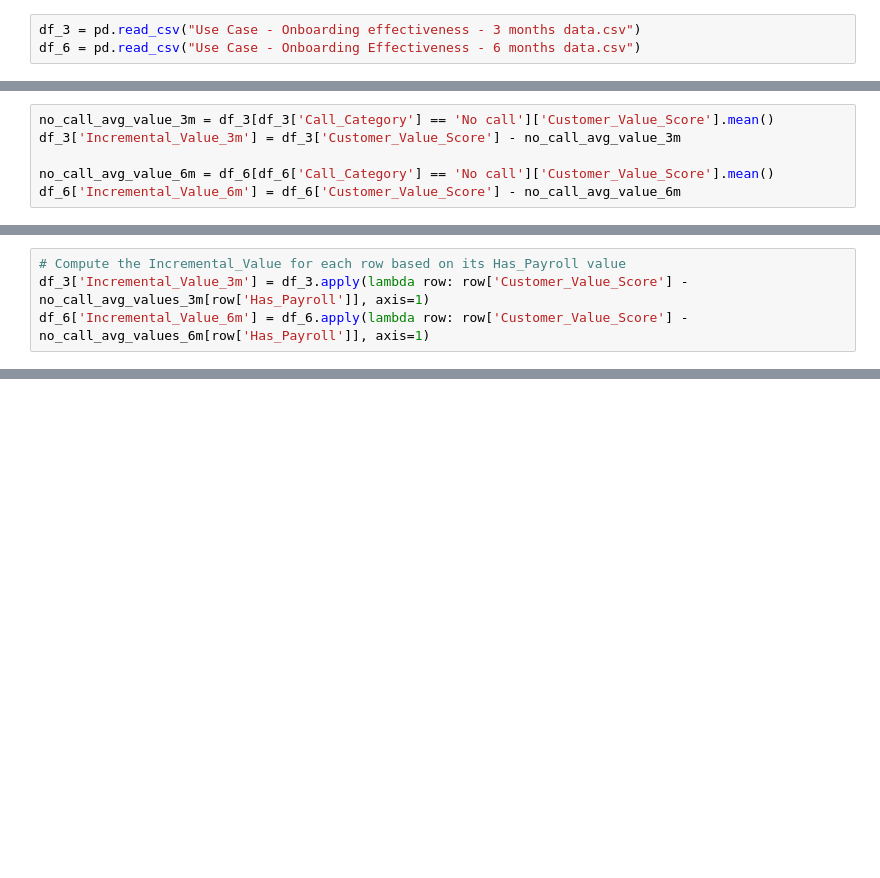
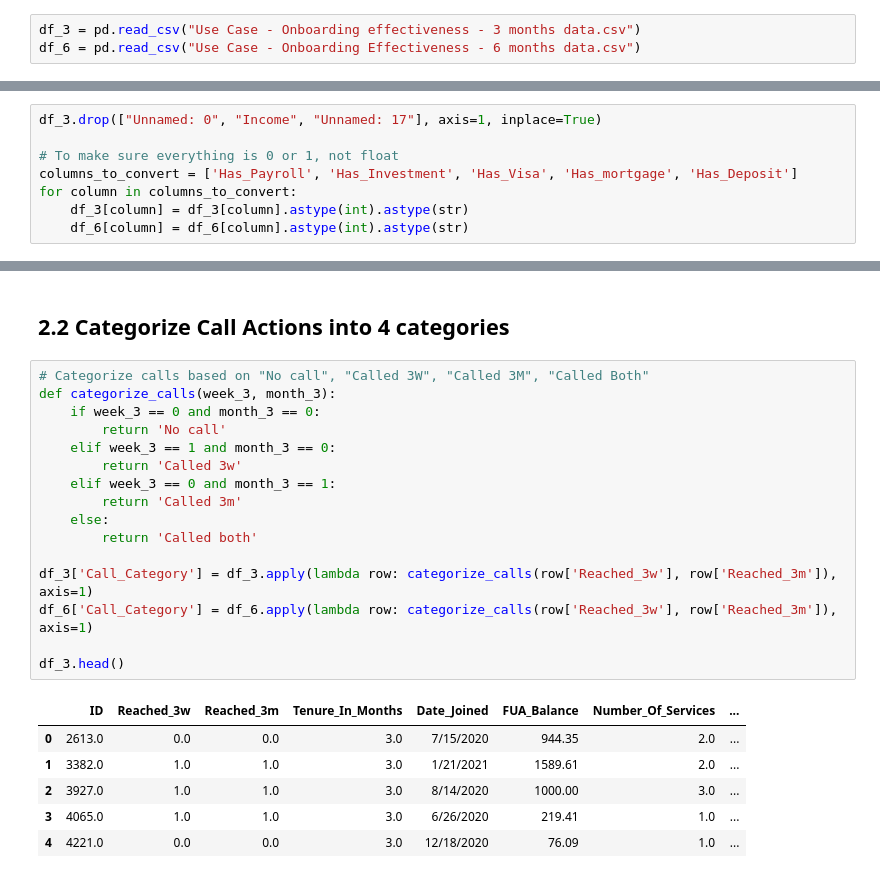
Before and after one commit to Au-Jonathan/CMPT889_A1, a Jupyter notebook: CMPT_889_Assignment_1.ipynb, the cells around one changed output, grey strips where cells are left out. Drawn from its saved outputs; the diff is of its cells as text; blank space fills up the shorter version.

```diff
--- a/CMPT_889_Assignment_1.ipynb
+++ b/CMPT_889_Assignment_1.ipynb
@@ -99,6 +10,0 @@ Name: Customer_Value_Score, Length: 7014, dtype: float64
-# %%
-no_call_avg_value_3m = df_3[df_3['Call_Category'] == 'No call']['Customer_Value_Score'].mean()
-df_3['Incremental_Value_3m'] = df_3['Customer_Value_Score'] - no_call_avg_value_3m
-
-no_call_avg_value_6m = df_6[df_6['Call_Category'] == 'No call']['Customer_Value_Score'].mean()
-df_6['Incremental_Value_6m'] = df_6['Customer_Value_Score'] - no_call_avg_value_6m
@@ -154,4 +10,0 @@ no_call_avg_values_3m, no_call_avg_values_6m
-# %%
-# Compute the Incremental_Value for each row based on its Has_Payroll value
-df_3['Incremental_Value_3m'] = df_3.apply(lambda row: row['Customer_Value_Score'] - no_call_avg_values_3m[row['Has_Payroll']], axis=1)
-df_6['Incremental_Value_6m'] = df_6.apply(lambda row: row['Customer_Value_Score'] - no_call_avg_values_6m[row['Has_Payroll']], axis=1)
@@ -294,0 +51,8 @@ The `ci` parameter is deprecated. Use `errorbar=None` for the same effect.
+# %%
+df_3.drop(["Unnamed: 0", "Income", "Unnamed: 17"], axis=1, inplace=True)
+
+# To make sure everything is 0 or 1, not float
+columns_to_convert = ['Has_Payroll', 'Has_Investment', 'Has_Visa', 'Has_mortgage', 'Has_Deposit']
+for column in columns_to_convert:
+    df_3[column] = df_3[column].astype(int).astype(str)
+    df_6[column] = df_6[column].astype(int).astype(str)
@@ -294,0 +91,25 @@ The `ci` parameter is deprecated. Use `errorbar=None` for the same effect.
+# %% [markdown]
+## 2.2 Categorize Call Actions into 4 categories
+# %%
+# Categorize calls based on "No call", "Called 3W", "Called 3M", "Called Both"
+def categorize_calls(week_3, month_3):
+    if week_3 == 0 and month_3 == 0:
+        return 'No call'
+    elif week_3 == 1 and month_3 == 0:
+        return 'Called 3w'
+    elif week_3 == 0 and month_3 == 1:
+        return 'Called 3m'
+    else:
+        return 'Called both'
+
+df_3['Call_Category'] = df_3.apply(lambda row: categorize_calls(row['Reached_3w'], row['Reached_3m']), axis=1)
+df_6['Call_Category'] = df_6.apply(lambda row: categorize_calls(row['Reached_3w'], row['Reached_3m']), axis=1)
+
+df_3.head()
+# %% [output]
+|  | ID | Reached_3w | Reached_3m | Tenure_In_Months | Date_Joined | FUA_Balance | Number_Of_Services | ... |
+| 0 | 2613.0 | 0.0 | 0.0 | 3.0 | 7/15/2020 | 944.35 | 2.0 | ... |
+| 1 | 3382.0 | 1.0 | 1.0 | 3.0 | 1/21/2021 | 1589.61 | 2.0 | ... |
+| 2 | 3927.0 | 1.0 | 1.0 | 3.0 | 8/14/2020 | 1000.00 | 3.0 | ... |
+| 3 | 4065.0 | 1.0 | 1.0 | 3.0 | 6/26/2020 | 219.41 | 1.0 | ... |
+| 4 | 4221.0 | 0.0 | 0.0 | 3.0 | 12/18/2020 | 76.09 | 1.0 | ... |
```
Also changed, not shown: parts of 52 cells of this notebook, 1 other file.
